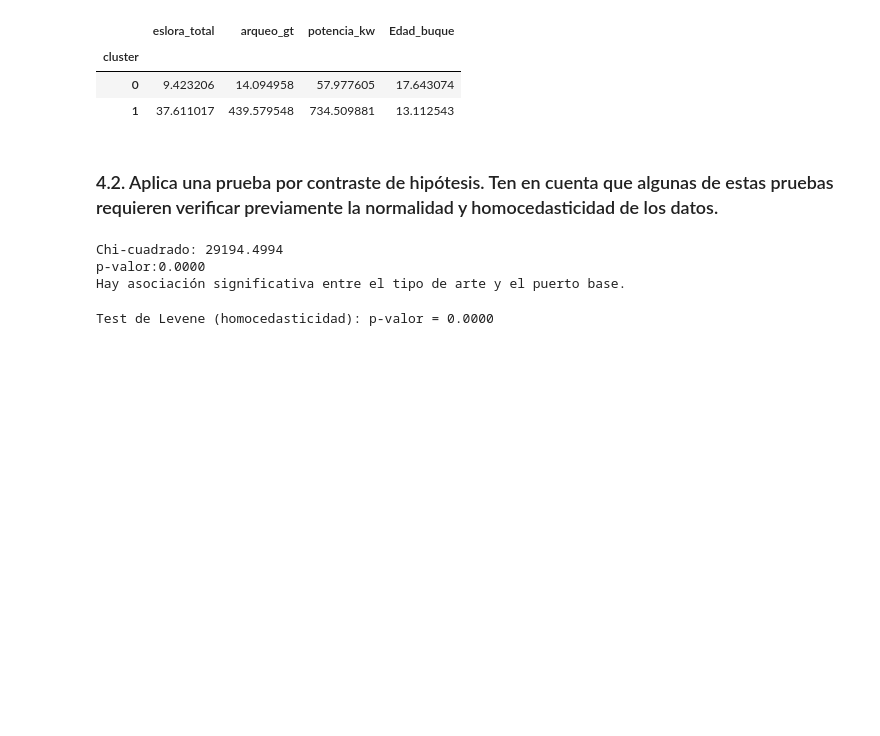
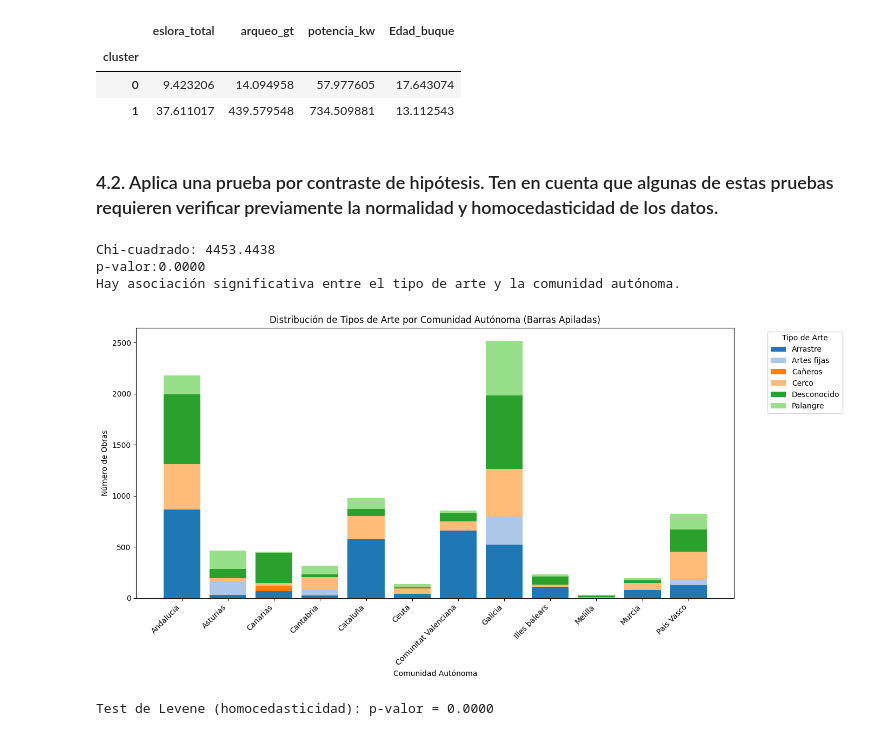
Before and after one commit to LucasZV/tipologia_PR2, a Jupyter notebook: src/Modelado.ipynb, the cells around one changed output. Drawn from its saved outputs; the diff is of its cells as text; code cells hidden in the pictures; blank space fills up the shorter version.

```diff
--- a/src/Modelado.ipynb
+++ b/src/Modelado.ipynb
@@ -453,7 +454,8 @@ pickle.dump(kmeans, open('modelo_no_supervisado.pkl', 'wb'))
 # %% [markdown]
 ### 4.2. Aplica una prueba por contraste de hipótesis. Ten en cuenta que algunas de estas pruebas requieren verificar previamente la normalidad y homocedasticidad de los datos.
 # %%
-contingencia = pd.crosstab(data['Tipo de Arte'], data['Puerto'])
+data_sin_artes = data[data["Tipo de Arte"] != "Artes menores"]
+contingencia = pd.crosstab(data_sin_artes['Tipo de Arte'], data_sin_artes['Comunidad Autónoma'])
 
 # Prueba de chi-cuadrado
 chi2, p, dof, expected = chi2_contingency(contingencia)
@@ -462,13 +464,43 @@ print(f'Chi-cuadrado: {chi2:.4f}')
 print(f'p-valor:{p:.4f}')
 
 if p < 0.05:
-    print("Hay asociación significativa entre el tipo de arte y el puerto base.")
+    print("Hay asociación significativa entre el tipo de arte y la comunidad autónoma.")
 else:
     print("No hay evidencia de asociación significativa entre el tipo de arte y el puerto base.")
 # %% [output]
-Chi-cuadrado: 29194.4994
+Chi-cuadrado: 4453.4438
 p-valor:0.0000
-Hay asociación significativa entre el tipo de arte y el puerto base.
+Hay asociación significativa entre el tipo de arte y la comunidad autónoma.
+# %%
+# Agrupar por Comunidad Autónoma y Tipo de Arte, contando las ocurrencias
+conteo = data_sin_artes.groupby(['Comunidad Autónoma', 'Tipo de Arte']).size().reset_index(name='count')
+
+# Convertir a formato de tabla para apilar
+pivot = conteo.pivot(index='Comunidad Autónoma', columns='Tipo de Arte', values='count').fillna(0)
+
+colores = plt.cm.tab20.colors  # o cualquier otro mapa de colores
+columnas = pivot.columns
+colores_dict = dict(zip(columnas, colores[:len(columnas)]))
+
+# Crear figura
+plt.figure(figsize=(14, 7))
+
+# Apilar barras
+bottom = [0] * len(pivot)
+for arte in columnas:
+    plt.bar(pivot.index, pivot[arte], bottom=bottom, label=arte, color=colores_dict[arte])
+    bottom = bottom + pivot[arte]
+
+# Ajustes del gráfico
+plt.title('Distribución de Tipos de Arte por Comunidad Autónoma (Barras Apiladas)')
+plt.xlabel('Comunidad Autónoma')
+plt.ylabel('Número de Obras')
+plt.xticks(rotation=45, ha='right')
+plt.legend(title='Tipo de Arte', bbox_to_anchor=(1.05, 1), loc='upper left')
+plt.tight_layout()
+plt.show()
+# %% [output]
+[figure, added]
 # %%
 grupos = [data[data['Tipo de Arte'] == tipo]['eslora_total'] for tipo in data['Tipo de Arte'].unique()]
 stat, p = levene(*grupos)
```
Also changed, not shown: parts of 2 cells of this notebook.
